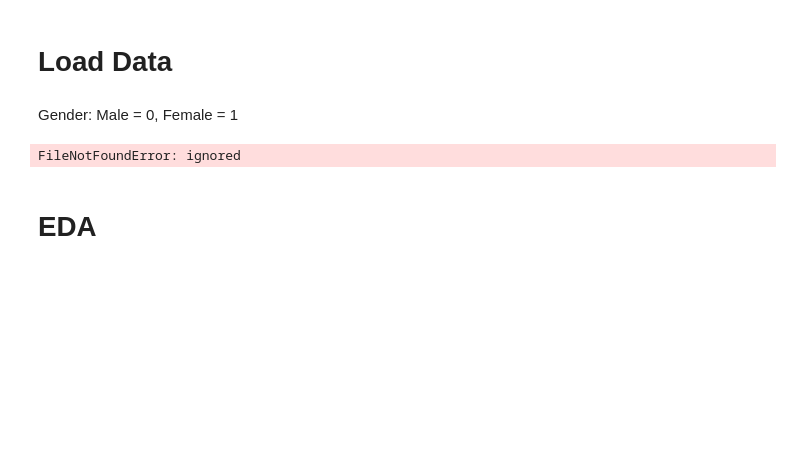
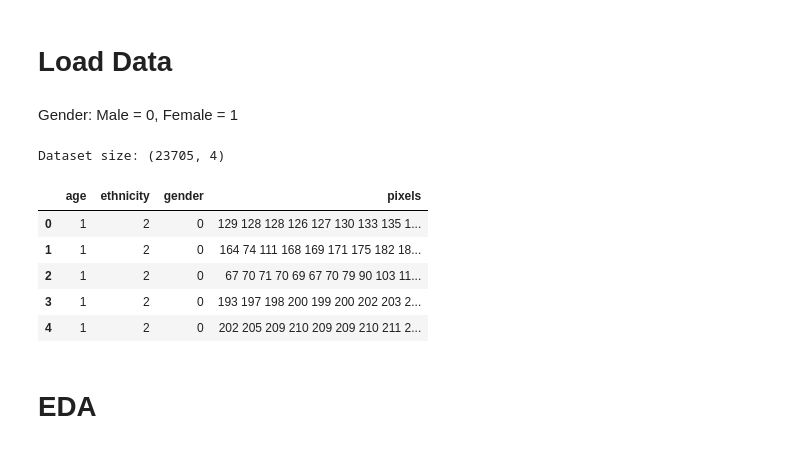
Before and after one commit to mking2014/final-4449-king, a Jupyter notebook: exploration.ipynb, the cells around one changed output. Cells and saved outputs as stored; diff of their text form; code cells hidden in the pictures; blank space fills up the shorter version.

```diff
--- a/exploration.ipynb
+++ b/exploration.ipynb
@@ -15,12 +17,18 @@ import datetime
 # %% [markdown]
 Gender: Male = 0, Female = 1
 # %%
-df = pd.read_csv('/content/age_gender.csv')
+df = pd.read_csv('/content/data/age_gender.csv')
 df = df.drop(columns = ['img_name'])
 print(f"Dataset size: {df.shape}")
 df.head()
 # %% [output]
-FileNotFoundError: ignored
+Dataset size: (23705, 4)
+|  | age | ethnicity | gender | pixels |
+| 0 | 1 | 2 | 0 | 129 128 128 126 127 130 133 135 1... |
+| 1 | 1 | 2 | 0 | 164 74 111 168 169 171 175 182 18... |
+| 2 | 1 | 2 | 0 | 67 70 71 70 69 67 70 79 90 103 11... |
+| 3 | 1 | 2 | 0 | 193 197 198 200 199 200 202 203 2... |
+| 4 | 1 | 2 | 0 | 202 205 209 210 209 209 210 211 2... |
 # %%
 # Converting pixels into numpy array
 df['pixels']=df['pixels'].apply(lambda x:  np.array(x.split(), dtype="float32"))
```
Also changed, not shown: parts of 22 cells of this notebook.
